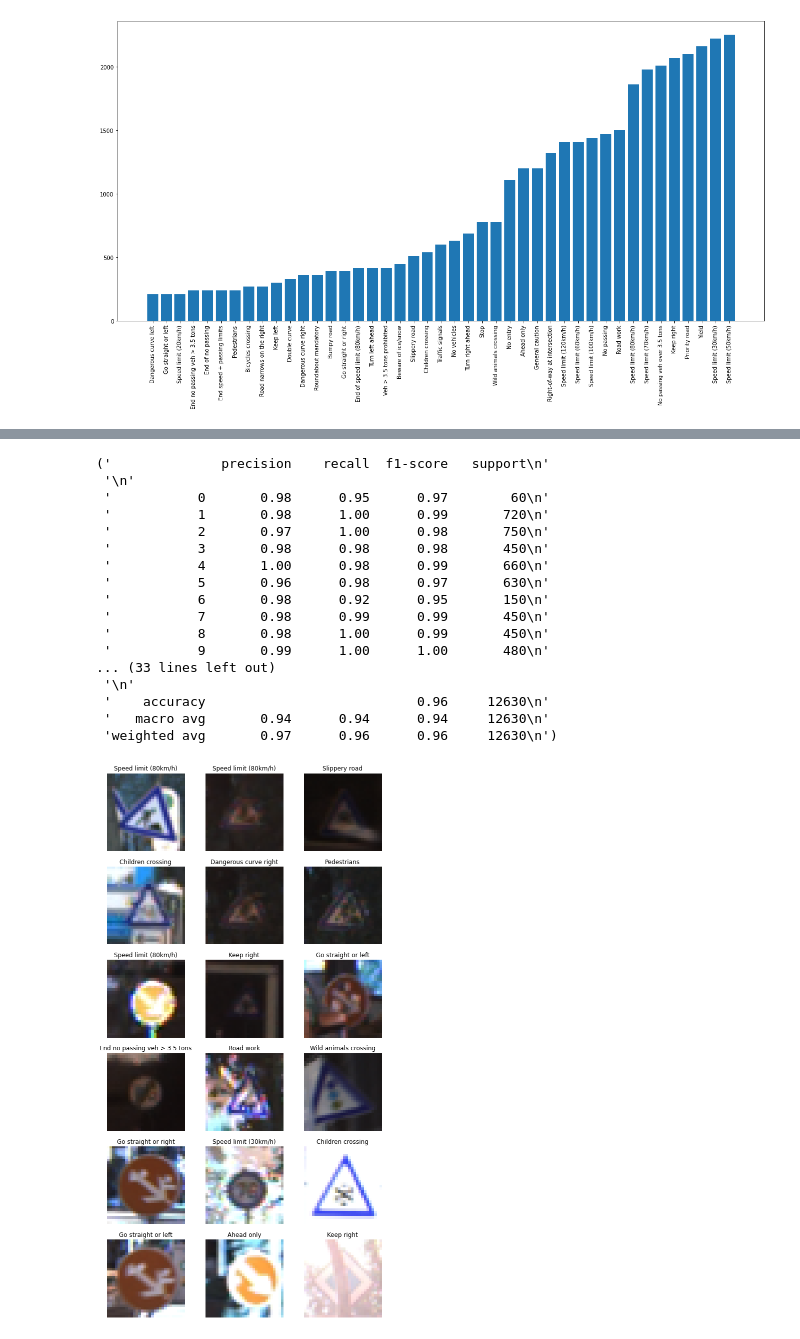
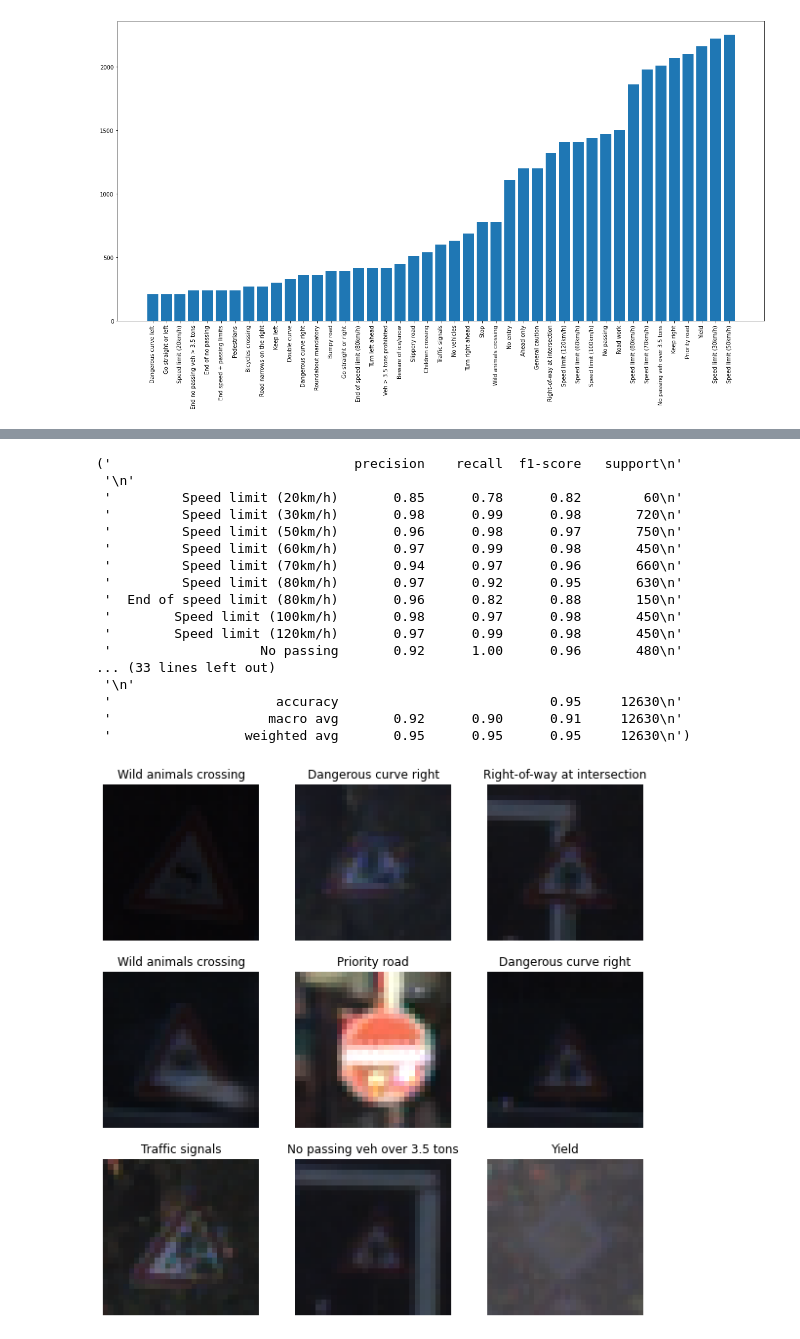
Before and after one commit to Max280201/TrafficSignCV, a Jupyter notebook: TrafficSignRecognition.ipynb, the cells around one changed output, grey strips where cells are left out. Cells and saved outputs as stored; diff of their text form; code cells hidden in the pictures.

Commit message:
cleanup notebook and fixed color schema of the train/ test data

```diff
--- a/TrafficSignRecognition.ipynb
+++ b/TrafficSignRecognition.ipynb
@@ -161,6 +114,8 @@ Streaming output truncated to the last 5000 lines.
 # 3 Data Preparation
 # %% [markdown]
 ## 3.1 Input
+# %%
+data_dir = "/content/"
 # %% [markdown]
 ### 3.1.1 GTSDB
 # %%
@@ -297,27 +292,3 @@ plt.xticks(class_num, rotation='vertical')
 plt.show()
 # %% [output]
 [figure]
-# %%
-image_data = []
-image_labels = []
-NUM_CATEGORIES = len(os.listdir(data_dir+'/Train'))
-
-for i in range(NUM_CATEGORIES):
-    path = data_dir + '/Train/' + str(i)
-    images = os.listdir(path)
-
-    for img in images:
-        try:
-            image = cv2.imread(path + '/' + img)
-            image_fromarray = Image.fromarray(image, 'RGB')
-            resize_image = image_fromarray.resize((IMG_HEIGHT, IMG_WIDTH))
-            image_data.append(np.array(resize_image))
-            image_labels.append(i)
-        except:
-            print("Error in " + img)
-
-# Changing the list to numpy array
-image_data = np.array(image_data)
-image_labels = np.array(image_labels)
-
-print(image_data.shape, image_labels.shape)
@@ -449,12 +308,12 @@ for counter in range(9):
 num_classes = len(class_names)
 
 model = Sequential([
-  layers.InputLayer(input_shape=(img_height_classification, img_width_classification, 3)),
+  layers.InputLayer(input_shape=(IMG_WIDTH_CLASSIFICATION, IMG_HEIGHT_CLASSIFICATION, CHANNELS)),
   # preprocessing layer: will be ignored during testing/ prod
   layers.RandomRotation(0.2),
   layers.RandomZoom(0.1),
-  # layers.RandomCrop(img_height_classification - 2, img_width_classification - 2),
-  # layers.RandomTranslation(0.1, 0.1),
+  layers.RandomCrop(IMG_WIDTH_CLASSIFICATION - 2, IMG_HEIGHT_CLASSIFICATION - 2),
+  layers.RandomTranslation(0.1, 0.1),
   # processing layer
   layers.Rescaling(1./255),
   layers.Conv2D(64, 3, padding='same', activation='relu'),
@@ -679,32 +549,33 @@ plt.show()
 # %%
 from pprint import pprint
-pprint(classification_report(y_test, y_pred_classes))
+pprint(classification_report(y_test, y_pred_classes, target_names=list(class_names.values()), \
+                             labels=list(class_names.keys())))
 # %% [output]
-('              precision    recall  f1-score   support\n'
+('                               precision    recall  f1-score   support\n'
  '\n'
- '           0       0.98      0.95      0.97        60\n'
- '           1       0.98      1.00      0.99       720\n'
- '           2       0.97      1.00      0.98       750\n'
- '           3       0.98      0.98      0.98       450\n'
- '           4       1.00      0.98      0.99       660\n'
- '           5       0.96      0.98      0.97       630\n'
- '           6       0.98      0.92      0.95       150\n'
- '           7       0.98      0.99      0.99       450\n'
- '           8       0.98      1.00      0.99       450\n'
- '           9       0.99      1.00      1.00       480\n'
+ '         Speed limit (20km/h)       0.85      0.78      0.82        60\n'
+ '         Speed limit (30km/h)       0.98      0.99      0.98       720\n'
+ '         Speed limit (50km/h)       0.96      0.98      0.97       750\n'
+ '         Speed limit (60km/h)       0.97      0.99      0.98       450\n'
+ '         Speed limit (70km/h)       0.94      0.97      0.96       660\n'
+ '         Speed limit (80km/h)       0.97      0.92      0.95       630\n'
+ '  End of speed limit (80km/h)       0.96      0.82      0.88       150\n'
+ '        Speed limit (100km/h)       0.98      0.97      0.98       450\n'
+ '        Speed limit (120km/h)       0.97      0.99      0.98       450\n'
+ '                   No passing       0.92      1.00      0.96       480\n'
 ... (33 lines left out)
  '\n'
- '    accuracy                           0.96     12630\n'
- '   macro avg       0.94      0.94      0.94     12630\n'
- 'weighted avg       0.97      0.96      0.96     12630\n')
+ '                     accuracy                           0.95     12630\n'
+ '                    macro avg       0.92      0.90      0.91     12630\n'
+ '                 weighted avg       0.95      0.95      0.95     12630\n')
 # %%
-plt.figure(figsize=(10, 20))
+plt.figure(figsize=(10, 10))
 plt.title("Wrong predicted traffic signs")
-for i in range(min(len(wrong_predicted_images), 18)):
-    ax = plt.subplot((min(len(wrong_predicted_images), 18)-1)//3+1, 3, i + 1)
+for i in range(min(len(wrong_predicted_images), 9)):
+    ax = plt.subplot((min(len(wrong_predicted_images), 9)-1)//3+1, 3, i + 1)
     plt.imshow(wrong_predicted_images[i].astype("uint8"))
     plt.title(class_names[wrong_predicted_ylabel[i]])
     plt.axis("off")
 # %% [output]
-[figure, old version]
+[figure, new version]
 # %% [markdown]
```
Also changed, not shown: parts of 83 cells of this notebook.
